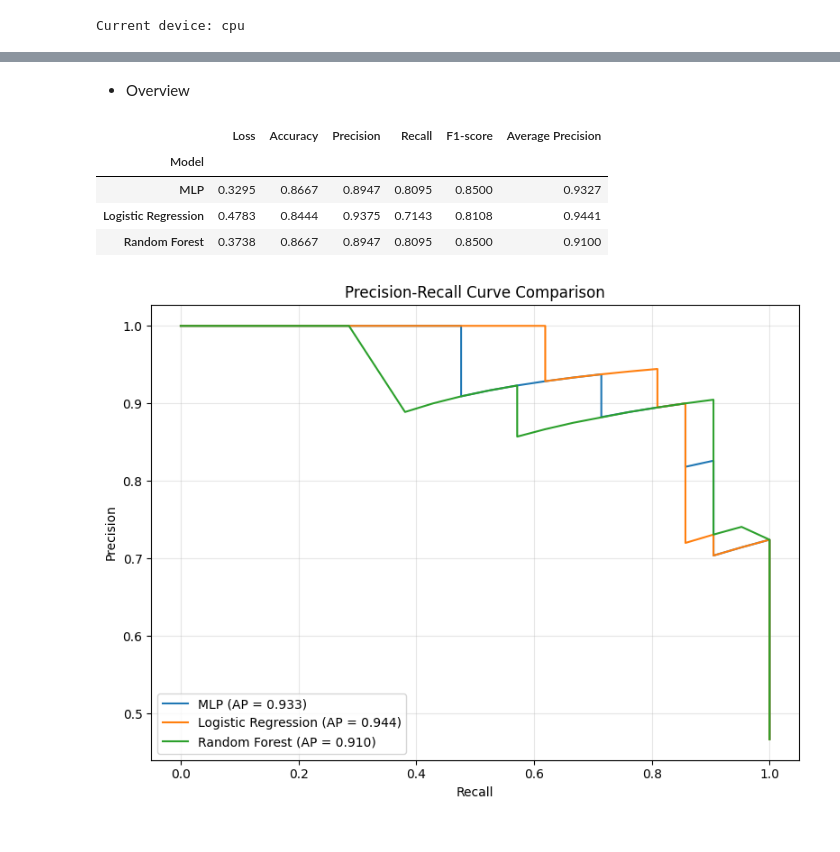
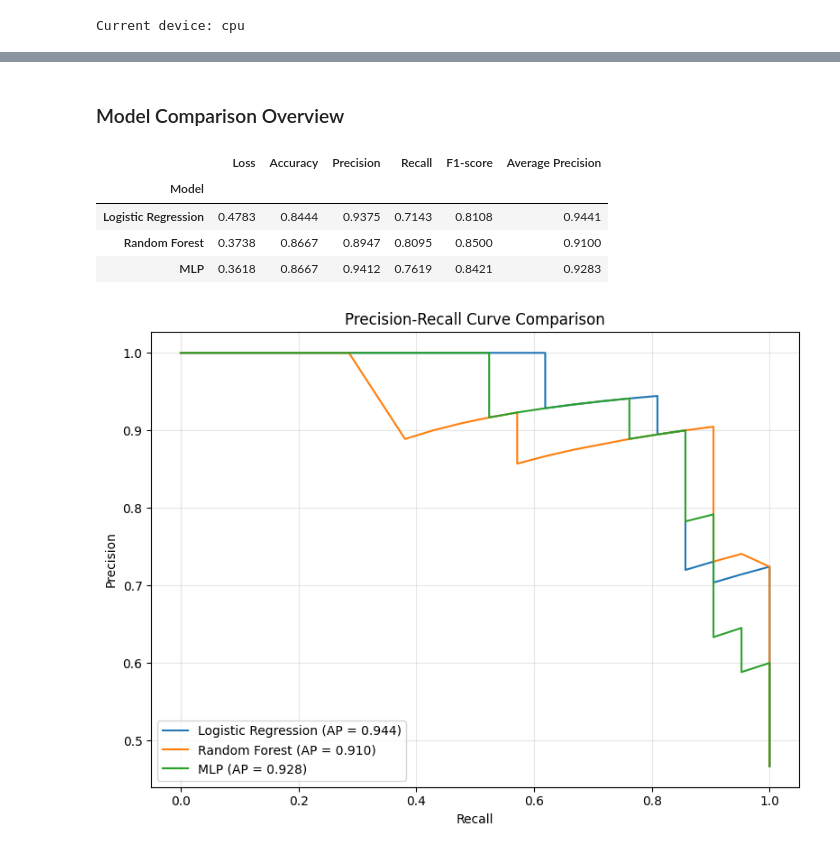
Before and after one commit to samy-bouchentouf/heart-disease-prediction, a Jupyter notebook: notebooks/model_comparison.ipynb, the cells around one changed output, grey strips where cells are left out. Drawn from its saved outputs; the diff is of its cells as text; code cells hidden in the pictures.

```diff
--- a/notebooks/model_comparison.ipynb
+++ b/notebooks/model_comparison.ipynb
@@ -95,5 +209,5 @@ class MLP(nn.Module) :
 # %%
-mlp_model = MLP()
+mlp_model = MLP(in_features, out_features, DROPOUT).to(device)
 optimizer = torch.optim.SGD(params=mlp_model.parameters(), lr=LEARNING_RATE, momentum=MOMENTUM, weight_decay=WEIGHT_DECAY)
 criterion = nn.CrossEntropyLoss()
 
@@ -115,8 +229,6 @@ for epoch in range(1, EPOCHS+1):
     mlp_model.train()
     mean_train_loss = 0
     mean_train_acc = 0
-    mean_test_loss = 0
-    mean_test_acc = 0
 
     for Xt_batch, yt_batch in train_loader :
 
@@ -224,20 +336,20 @@ mlp_model.eval()
 with torch.no_grad():
     yt_pred = mlp_model(Xt_test)
 
-    test_loss = criterion(yt_pred, yt_test).item()
+    mlp_loss = criterion(yt_pred, yt_test).item()
     yt_pred_class = torch.argmax(yt_pred, dim=1)
 
     y_true_mlp = yt_test.cpu().numpy()
     y_pred_mlp = yt_pred_class.cpu().numpy()
 
-test_acc = accuracy(yt_pred_class, yt_test).item()
-test_precision = precision_score(y_true_mlp, y_pred_mlp, zero_division=0)
-test_recall = recall_score(y_true_mlp, y_pred_mlp, zero_division=0)
-test_f1 = f1_score(y_true_mlp, y_pred_mlp, zero_division=0)
+mlp_accuracy = accuracy(yt_pred_class, yt_test).item()
+mlp_precision = precision_score(y_true_mlp, y_pred_mlp, zero_division=0)
+mlp_recall = recall_score(y_true_mlp, y_pred_mlp, zero_division=0)
+mlp_f1 = f1_score(y_true_mlp, y_pred_mlp, zero_division=0)
 
-print(f"Test loss: {test_loss:.4f}")
-print(f"Test accuracy: {test_acc:.2%}")
-print(f"Test precision: {test_precision:.2%}")
-print(f"Test recall: {test_recall:.2%}")
-print(f"Test F1-score: {test_f1:.2%}")
+print(f"Test loss: {mlp_loss:.4f}")
+print(f"Test accuracy: {mlp_accuracy:.2%}")
+print(f"Test precision: {mlp_precision:.2%}")
+print(f"Test recall: {mlp_recall:.2%}")
+print(f"Test F1-score: {mlp_f1:.2%}")
 # %% [output]
@@ -436,32 +399,26 @@ plt.show()
 # %% [markdown]
-- Overview
+### Model Comparison Overview
 # %%
 results = pd.DataFrame({
-    "Model": ["MLP", "Logistic Regression", "Random Forest"],
-    "Loss": [test_loss, loss_logreg, loss_rf],
-    "Accuracy": [test_acc, acc_logreg, acc_rf],
-    "Precision": [test_precision, precision_logreg, precision_rf],
-    "Recall": [test_recall, recall_logreg, recall_rf],
-    "F1-score": [test_f1, f1_logreg, f1_rf],
-    "Average Precision": [ap_mlp, ap_logreg, ap_rf]
+    "Model": ["Logistic Regression", "Random Forest", "MLP"],
+    "Loss": [loss_logreg, loss_rf, mlp_loss],
+    "Accuracy": [acc_logreg, acc_rf, mlp_accuracy],
+    "Precision": [precision_logreg, precision_rf, mlp_precision],
+    "Recall": [recall_logreg, recall_rf, mlp_recall],
+    "F1-score": [f1_logreg, f1_rf, mlp_f1],
+    "Average Precision": [ap_logreg, ap_rf, ap_mlp]
 })
 
 results = results.set_index("Model")
 display(results.round(4))
 # %% [output]
 |  | Loss | Accuracy | Precision | Recall | F1-score | Average Precision |
 | Model |  |  |  |  |  |  |
-| MLP | 0.3295 | 0.8667 | 0.8947 | 0.8095 | 0.8500 | 0.9327 |
 | Logistic Regression | 0.4783 | 0.8444 | 0.9375 | 0.7143 | 0.8108 | 0.9441 |
 | Random Forest | 0.3738 | 0.8667 | 0.8947 | 0.8095 | 0.8500 | 0.9100 |
+| MLP | 0.3618 | 0.8667 | 0.9412 | 0.7619 | 0.8421 | 0.9283 |
 # %%
 plt.figure(figsize=(8, 6))
-
-plt.plot(
-    recall_mlp_curve,
-    precision_mlp_curve,
-    label=f"MLP (AP = {ap_mlp:.3f})"
-)
 
 plt.plot(
     recall_logreg_curve,
@@ -475,6 +432,12 @@ plt.plot(
     label=f"Random Forest (AP = {ap_rf:.3f})"
 )
 
+plt.plot(
+    recall_mlp_curve,
+    precision_mlp_curve,
+    label=f"MLP (AP = {ap_mlp:.3f})"
+)
+
 plt.xlabel("Recall")
 plt.ylabel("Precision")
 plt.title("Precision-Recall Curve Comparison")
@@ -483,4 +446,4 @@ plt.grid(alpha=0.3)
 plt.tight_layout()
 plt.show()
 # %% [output]
-[figure, old version]
+[figure, new version]
```
Also changed, not shown: parts of 24 cells of this notebook, 1 other file.
